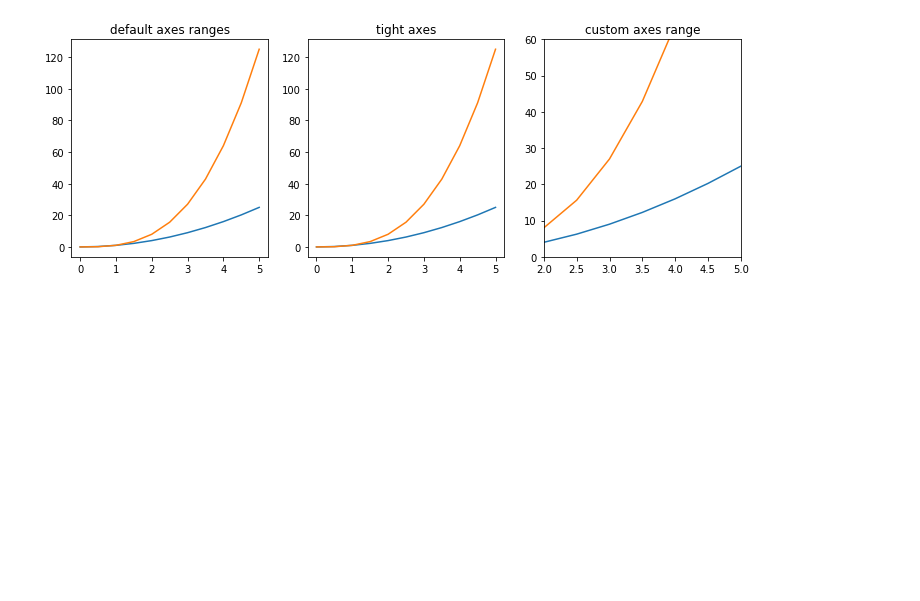
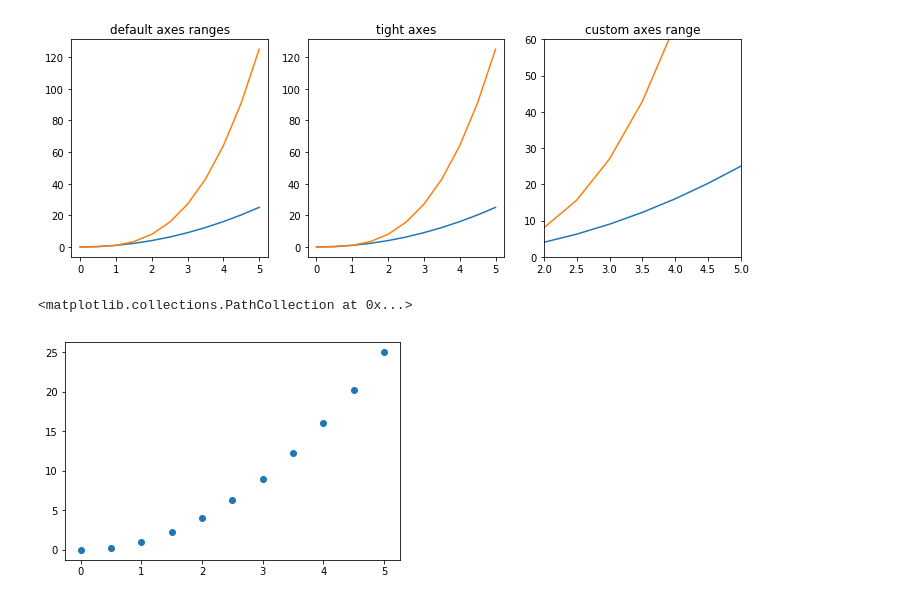
Before and after one commit to ywchiu/cathaybkpython, a Jupyter notebook: Demo20181211.ipynb, the cells around one changed output. Cells and saved outputs as stored; diff of their text form; code cells hidden in the pictures; blank space fills up the shorter version.

```diff
--- a/Demo20181211.ipynb
+++ b/Demo20181211.ipynb
@@ -508,3 +508,8 @@ axes[2].set_xlim([2, 5])
 axes[2].set_title("custom axes range");
 # %% [output]
 [figure]
+# %%
+plt.scatter(x,y)
+# %% [output]
+<matplotlib.collections.PathCollection at 0x...>
+[figure, added]
```
Also changed, not shown: parts of 25 cells of this notebook.
